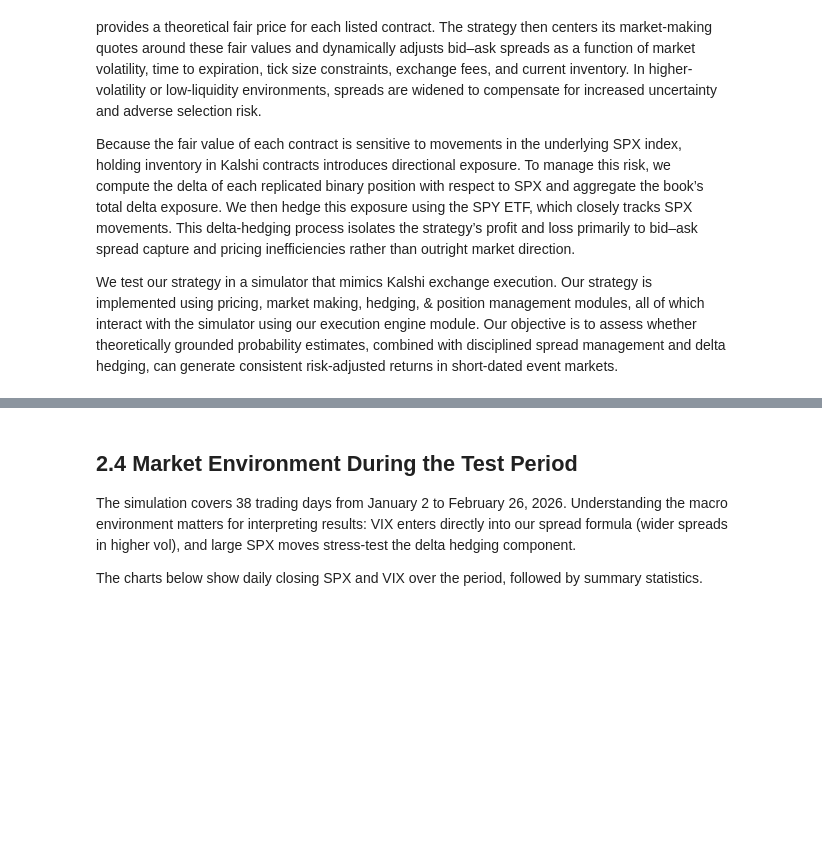
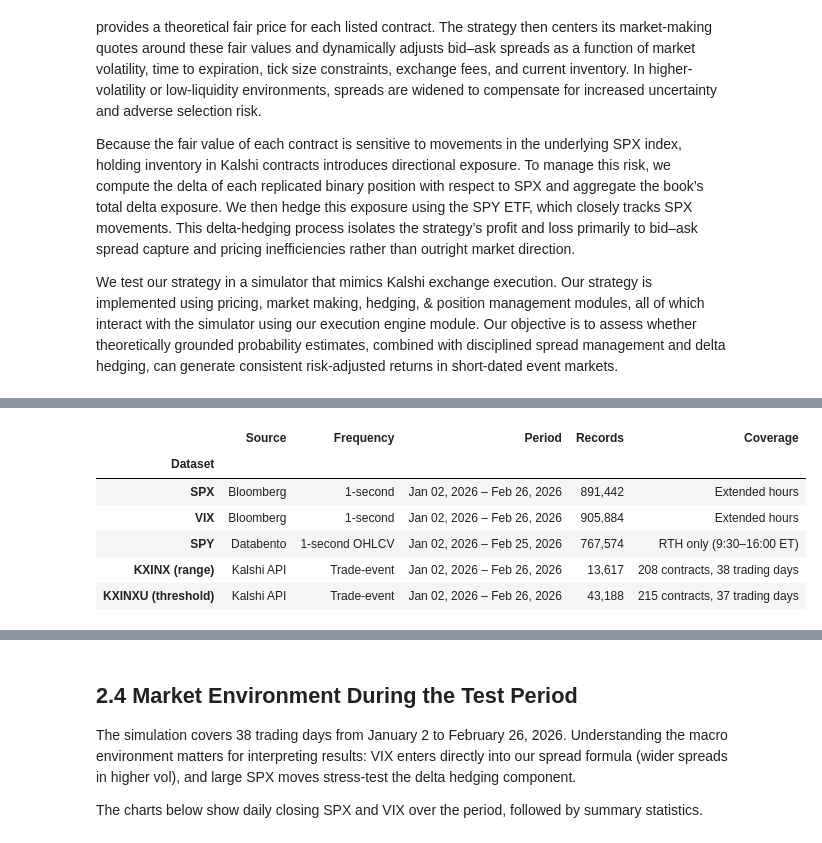
Before and after one commit to chris-mulligan-50/FINM-33150-Quantitative-Trading-Strategies-Final-Project-Kalshi-Market-Making-, a Jupyter notebook: submission.ipynb, the cells around one changed output, grey strips where cells are left out. Saved outputs shown, nothing was run; the diff lists cells and outputs as text; code cells hidden in the pictures; blank space fills up the shorter version.

```diff
--- a/submission.ipynb
+++ b/submission.ipynb
@@ -42,46 +242,20 @@ import polars as pl
 # %%
-import polars as pl
-import pandas as pd
-from IPython.display import display
-from datetime import datetime
+spx    = pl.read_parquet(f"{data_path}spx_clean.parquet")
+vix    = pl.read_parquet(f"{data_path}vix_clean.parquet")
+spy    = pl.read_parquet(f"{data_path}spy_clean.parquet")
+kxinx  = pl.read_parquet(f"{data_path}kalshi_kxinx_clean.parquet")
+kxinxu = pl.read_parquet(f"{data_path}kalshi_kxinxu_clean.parquet")
 
-spx    = pl.read_parquet("Data/Cleaned Input Parquets/spx_clean.parquet")
-vix    = pl.read_parquet("Data/Cleaned Input Parquets/vix_clean.parquet")
-spy    = pl.read_parquet("Data/Cleaned Input Parquets/spy_clean.parquet")
-kxinx  = pl.read_parquet("Data/Cleaned Input Parquets/kalshi_kxinx_clean.parquet")
-kxinxu = pl.read_parquet("Data/Cleaned Input Parquets/kalshi_kxinxu_clean.parquet")
-
-def fmt_ts(ts):
-    return ts.strftime("%b %d, %Y")
-
-def fmt_date(d):
-    return datetime.strptime(d, "%Y-%m-%d").strftime("%b %d, %Y")
-
-rows = [
-    ("SPX",
-     "Bloomberg", "1-second",
-     f"{fmt_ts(spx['ts'].min())} – {fmt_ts(spx['ts'].max())}",
-     f"{spx.height:,}", "Extended hours"),
-    ("VIX",
-     "Bloomberg", "1-second",
-     f"{fmt_ts(vix['ts'].min())} – {fmt_ts(vix['ts'].max())}",
-     f"{vix.height:,}", "Extended hours"),
-    ("SPY",
-     "Databento", "1-second OHLCV",
-     f"{fmt_ts(spy['ts'].min())} – {fmt_ts(spy['ts'].max())}",
-     f"{spy.height:,}", "RTH only (9:30–16:00 ET)"),
-    ("KXINX (range)",
-     "Kalshi API", "Trade-event",
-     f"{fmt_date(kxinx['date'].min())} – {fmt_date(kxinx['date'].max())}",
-     f"{kxinx.height:,}", f"{kxinx['ticker'].n_unique()} contracts, {kxinx['date'].n_unique()} trading days"),
-    ("KXINXU (threshold)",
-     "Kalshi API", "Trade-event",
-     f"{fmt_date(kxinxu['date'].min())} – {fmt_date(kxinxu['date'].max())}",
-     f"{kxinxu.height:,}", f"{kxinxu['ticker'].n_unique()} contracts, {kxinxu['date'].n_unique()} trading days"),
-]
-
-summary = pd.DataFrame(rows, columns=["Dataset", "Source", "Frequency", "Period", "Records", "Coverage"])
+summary = format_summary(spx, vix, spy, kxinx, kxinxu)
 display(summary.set_index("Dataset"))
+# %% [output]
+|  | Source | Frequency | Period | Records | Coverage |
+| Dataset |  |  |  |  |  |
+| SPX | Bloomberg | 1-second | Jan 02, 2026 – Feb 26, 2026 | 891,442 | Extended hours |
+| VIX | Bloomberg | 1-second | Jan 02, 2026 – Feb 26, 2026 | 905,884 | Extended hours |
+| SPY | Databento | 1-second OHLCV | Jan 02, 2026 – Feb 25, 2026 | 767,574 | RTH only (9:30–16:00 ET) |
+| KXINX (range) | Kalshi API | Trade-event | Jan 02, 2026 – Feb 26, 2026 | 13,617 | 208 contracts, 38 trading days |
+| KXINXU (threshold) | Kalshi API | Trade-event | Jan 02, 2026 – Feb 26, 2026 | 43,188 | 215 contracts, 37 trading days |
 # %% [markdown]
 ## 2.2 Kalshi Contract Structure
 
```
Also changed, not shown: parts of 17 cells of this notebook.
